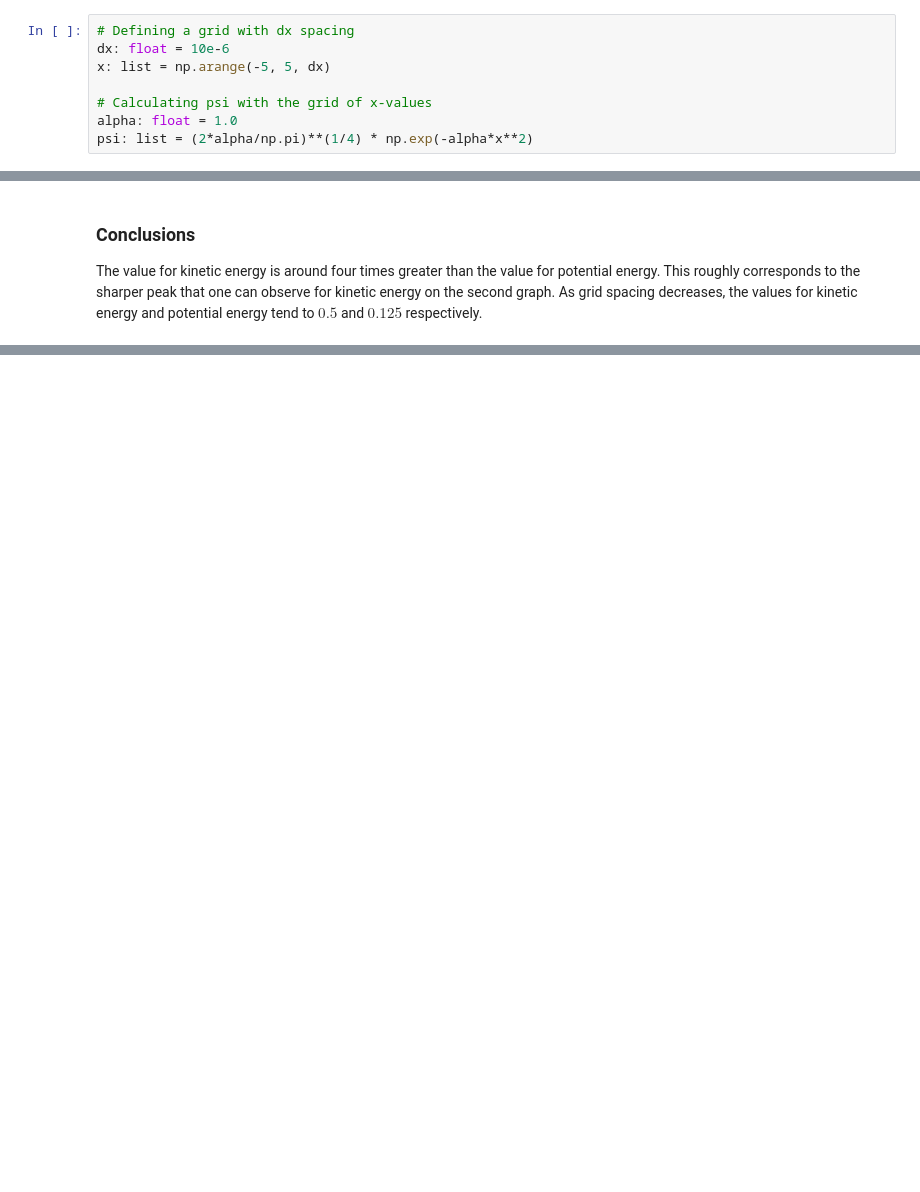
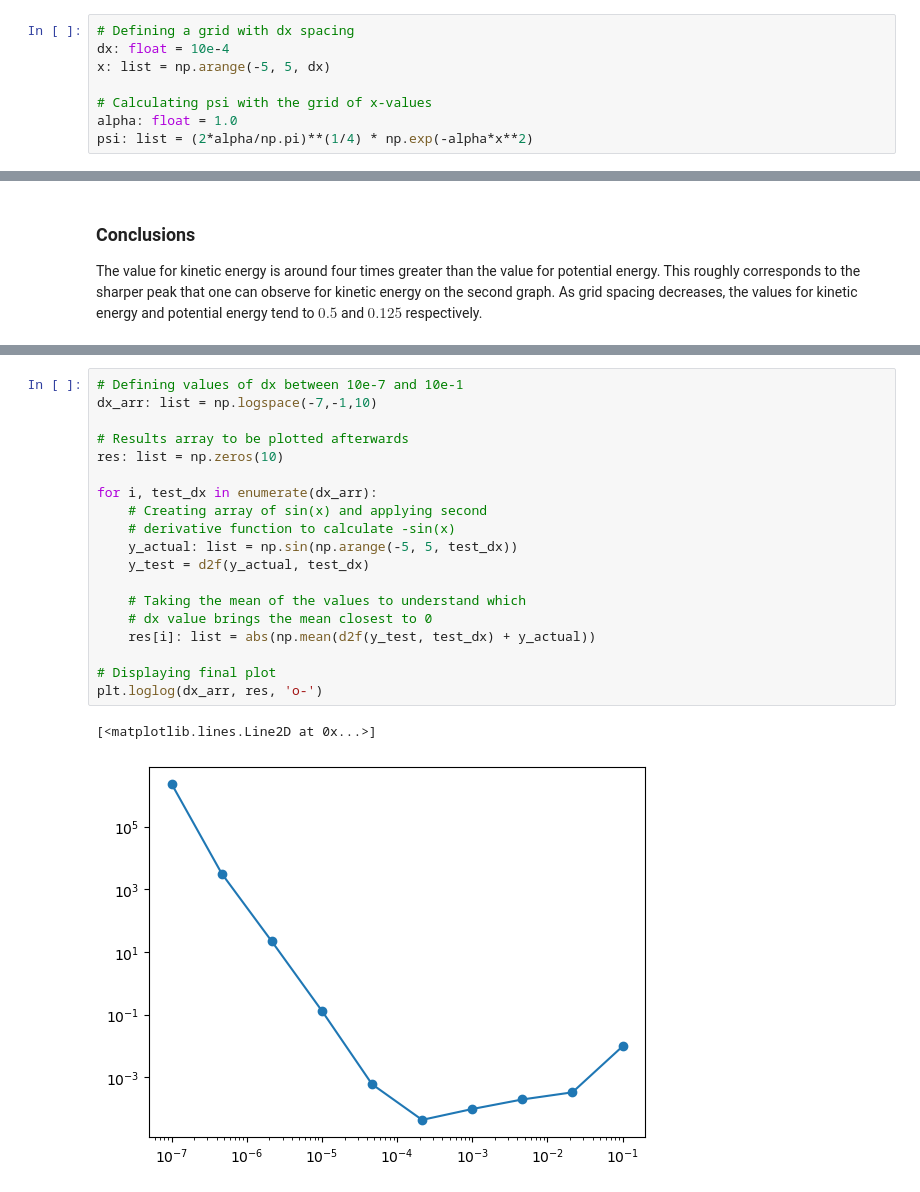
Before and after one commit to zfla/PHAS0030, a Jupyter notebook: Week 3/PHAS0030_W3_ZainFoxLatif.ipynb, the cells around one changed output, grey strips where cells are left out. Drawn from its saved outputs; the diff is of its cells as text; blank space fills up the shorter version.

```diff
--- a/Week 3/PHAS0030_W3_ZainFoxLatif.ipynb
+++ b/Week 3/PHAS0030_W3_ZainFoxLatif.ipynb
@@ -18,7 +19,7 @@ from scipy import integrate
 Below, the necessary variables were defined before being inserted into $\mathrm{(1)}$ to calculate $\psi(x)$. The value for $\mathrm{dx}$ was chosen based on the spacing used for the exercise in-class. Then, $\mathrm{(2)}$ was written out to calculate $\psi''(x)$. Calculations of $\psi''(x)$ and $\psi(x)$ were carried out and plotted below for the sake of comparison.
 # %%
 # Defining a grid with dx spacing
-dx: float = 10e-6
+dx: float = 10e-4
 x: list = np.arange(-5, 5, dx)
 
 # Calculating psi with the grid of x-values
@@ -93,0 +99,22 @@ The value for kinetic energy is around four times greater than the value for pot
+# %%
+# Defining values of dx between 10e-7 and 10e-1
+dx_arr: list = np.logspace(-7,-1,10)
+
+# Results array to be plotted afterwards
+res: list = np.zeros(10)
+
+for i, test_dx in enumerate(dx_arr):
+    # Creating array of sin(x) and applying second
+    # derivative function to calculate -sin(x)
+    y_actual: list = np.sin(np.arange(-5, 5, test_dx))
+    y_test = d2f(y_actual, test_dx)
+
+    # Taking the mean of the values to understand which
+    # dx value brings the mean closest to 0
+    res[i]: list = abs(np.mean(d2f(y_test, test_dx) + y_actual))
+
+# Displaying final plot
+plt.loglog(dx_arr, res, 'o-')
+# %% [output]
+[<matplotlib.lines.Line2D at 0x...>]
+[figure, added]
```
Also changed, not shown: parts of 5 cells of this notebook.
